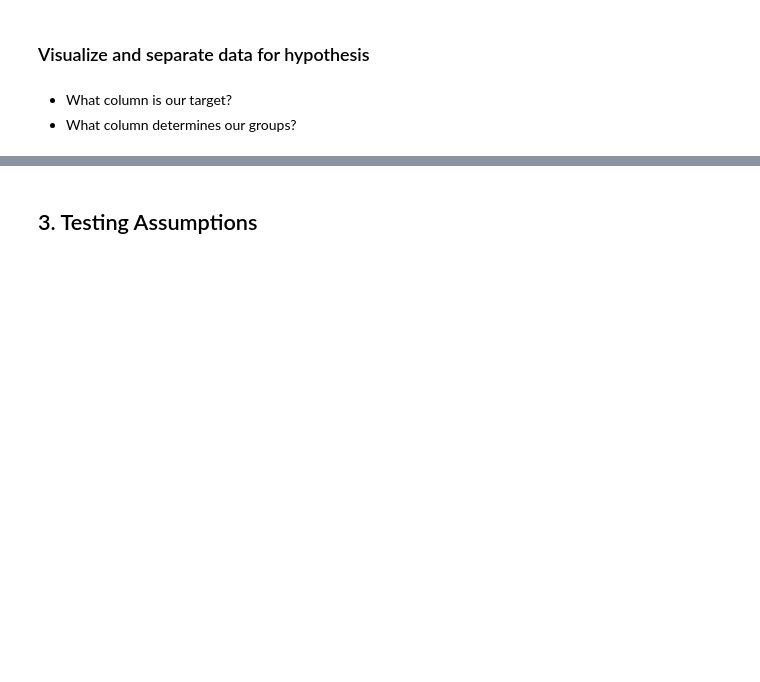
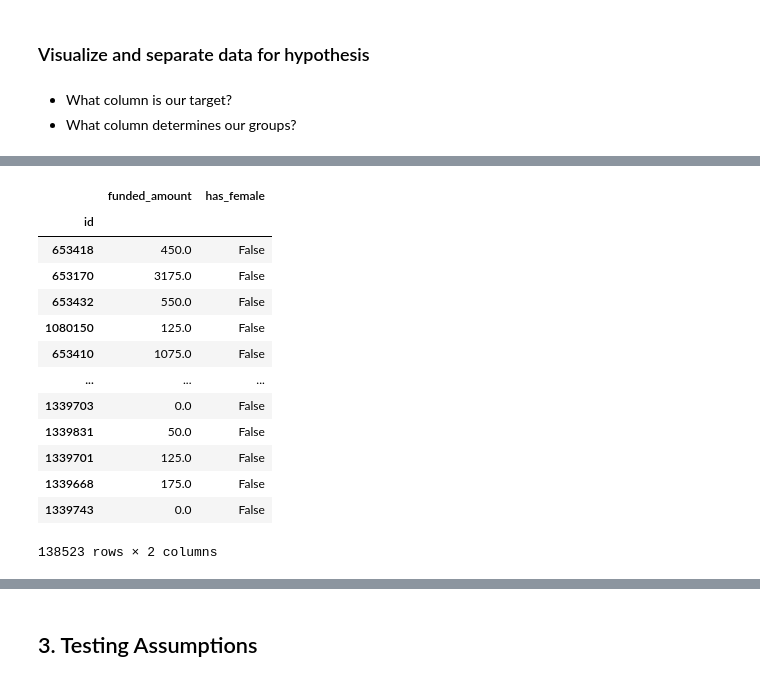
Before and after one commit to coding-dojo-data-science/data-enrichment-wk15-lect02-activity, a Jupyter notebook: Class-Wk15-L02-Hypothesis-Testing-Copy1.ipynb, the cells around one changed output, grey strips where cells are left out. Drawn from its saved outputs; the diff is of its cells as text; code cells hidden in the pictures; blank space fills up the shorter version.

```diff
--- a/Class-Wk15-L02-Hypothesis-Testing-Copy1.ipynb
+++ b/Class-Wk15-L02-Hypothesis-Testing-Copy1.ipynb
@@ -70,6 +155,21 @@ needed_cols = None
 # %%
 ## save male team in separate variable
-male_df = None
+male_df = df.loc[df['has_female']==False,needed_cols]
 male_df
+# %% [output]
+|  | funded_amount | has_female |
+| id |  |  |
+| 653418 | 450.0 | False |
+| 653170 | 3175.0 | False |
+| 653432 | 550.0 | False |
+| 1080150 | 125.0 | False |
+| 653410 | 1075.0 | False |
+| ... | ... | ... |
+| 1339703 | 0.0 | False |
+| 1339831 | 50.0 | False |
+| 1339701 | 125.0 | False |
+| 1339668 | 175.0 | False |
+| 1339743 | 0.0 | False |
+138523 rows × 2 columns
 # %%
 ## save female team in separate variables
```
Also changed, not shown: parts of 29 cells of this notebook.
